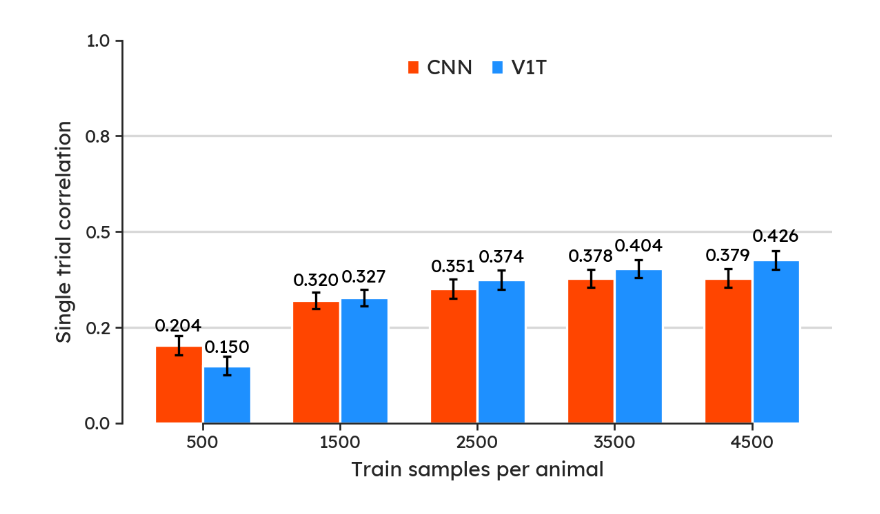
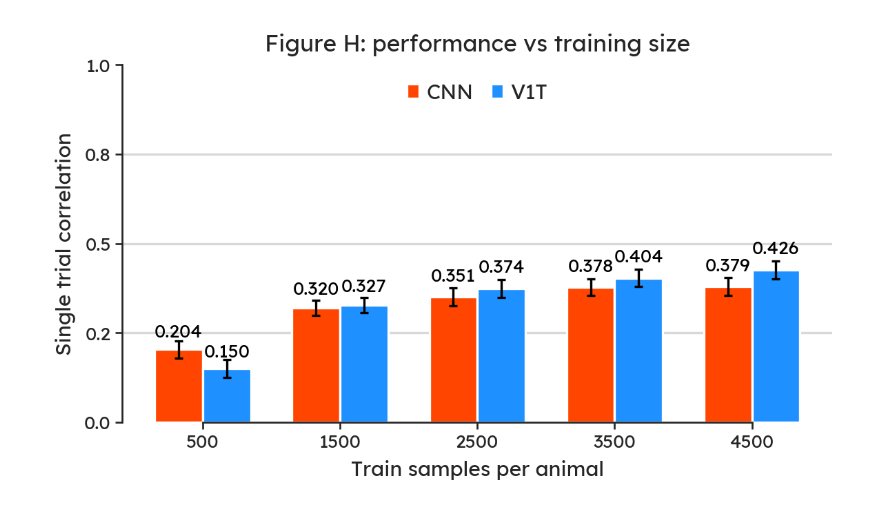
Before and after one commit to bryanlimy/V1T, a Jupyter notebook: misc/limit_data.ipynb, the cells around one changed output. Saved outputs shown, nothing was run; the diff lists cells and outputs as text; code cells hidden in the pictures.

```diff
--- a/misc/limit_data.ipynb
+++ b/misc/limit_data.ipynb
@@ -56,7 +56,7 @@ def get_mean_std(results: t.Dict[int, t.Dict[str, float]], sample_sizes: t.List[
             std.append(0)
     return mean, std
 # %%
-tick_fontsize, label_fontsize = 8, 9
+tick_fontsize, label_fontsize, title_fontsize = 8, 9, 10
 width, y_max = 0.35, 1.0
 error_kw = {"elinewidth": 1, "capsize": 1.8}
 figure, axis = plt.subplots(
@@ -125,31 +125,33 @@ tensorboard.set_xticks(
     axis,
     ticks_loc=x_axis,
     ticks=x_labels,
     label="Train samples per animal",
     tick_fontsize=tick_fontsize,
     label_fontsize=label_fontsize,
 )
 axis.set_ylim(0, y_max)
 y_ticks = np.linspace(0, y_max, 5)
 tensorboard.set_yticks(
     axis,
     ticks_loc=y_ticks,
     ticks=y_ticks.round(1),
     label="Single trial correlation",
     tick_fontsize=tick_fontsize,
     label_fontsize=label_fontsize,
 )
 sns.despine(ax=axis, top=True, right=True, trim=True)
 # plot y-axis grid lines
 for y_value in y_ticks:
     if 0 < y_value < y_max:
         axis.axhline(y_value, color="gray", alpha=0.3, linewidth=1, zorder=0)
 
+axis.set_title("Figure H: performance vs training size", fontsize=title_fontsize, y=1)
+
 figure.tight_layout()
 
 tensorboard.save_figure(figure, filename=f"plots/limit_data.jpg", dpi=240, close=False)
 
 plt.show()
 plt.close(figure)
 # %% [output]
-[figure, old version]
+[figure, new version]
```
Also changed, not shown: 1 other file.
